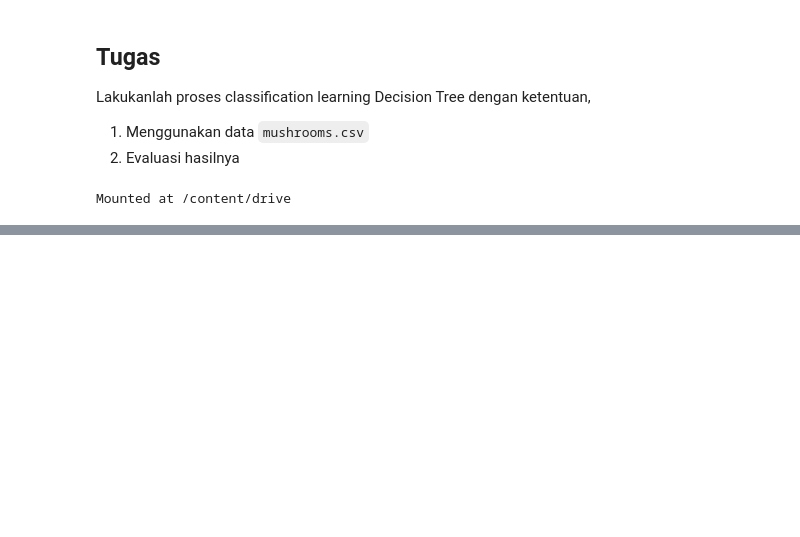
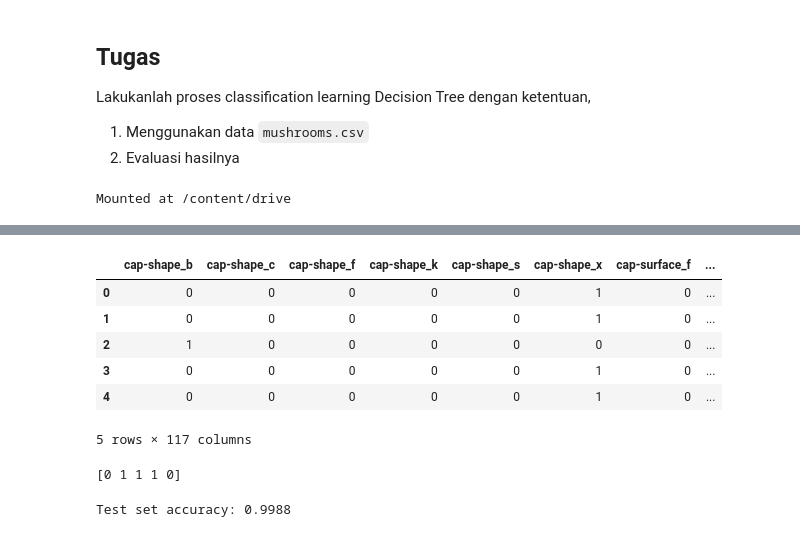
Before and after one commit to hhidayatinc/Machine_Learning, a Jupyter notebook: js05_Decision_tree.ipynb, the cells around one changed output, grey strips where cells are left out. Drawn from its saved outputs; the diff is of its cells as text; code cells hidden in the pictures; blank space fills up the shorter version.

```diff
--- a/js05_Decision_tree.ipynb
+++ b/js05_Decision_tree.ipynb
@@ -303,0 +321,15 @@ import seaborn as sns
+# %%
+X = mushroom.drop(['class'],axis=1)
+y = mushroom['class']
+y = y.map({'p':1, 'e':0})
+# %%
+X = pd.get_dummies(X)
+X.head()
+# %% [output]
+|  | cap-shape_b | cap-shape_c | cap-shape_f | cap-shape_k | cap-shape_s | cap-shape_x | cap-surface_f | ... |
+| 0 | 0 | 0 | 0 | 0 | 0 | 1 | 0 | ... |
+| 1 | 0 | 0 | 0 | 0 | 0 | 1 | 0 | ... |
+| 2 | 1 | 0 | 0 | 0 | 0 | 0 | 0 | ... |
+| 3 | 0 | 0 | 0 | 0 | 0 | 1 | 0 | ... |
+| 4 | 0 | 0 | 0 | 0 | 0 | 1 | 0 | ... |
+5 rows × 117 columns
@@ -303,0 +339,32 @@ import seaborn as sns
+# %%
+from sklearn.tree import DecisionTreeClassifier
+
+# Instantiate DecisionTreeClassifier 'dt' dengan kedalaman maksimum 6
+dt = DecisionTreeClassifier(max_depth=6, random_state=1)
+
+# Sesuaikan dt ke set training
+dt.fit(X_train, y_train)
+
+# Pmemprediksi label set test
+y_pred = dt.predict(X_test)
+print(y_pred[0:5])
+
+# dt = DecisionTreeClassifier(max_depth=3, random_state=0)
+
+
+# # fit the model
+# dt.fit(X_train, y_train)
+# %% [output]
+[0 1 1 1 0]
+# %%
+# akurasi test
+from sklearn.metrics import accuracy_score
+
+# Memprediksi test set labels
+y_pred = dt.predict(X_test)
+
+#  menghitung set accuracy
+acc = accuracy_score(y_test, y_pred)
+print("Test set accuracy: {0:0.4f}".format(acc))
+# %% [output]
+Test set accuracy: 0.9988
```
Also changed, not shown: parts of 3 cells of this notebook.
